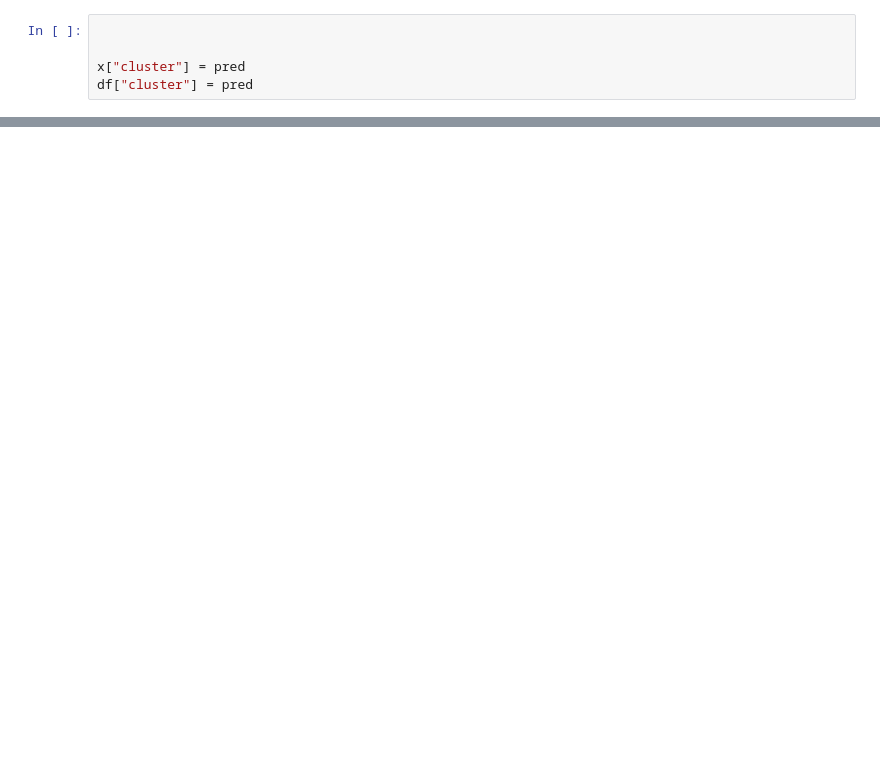
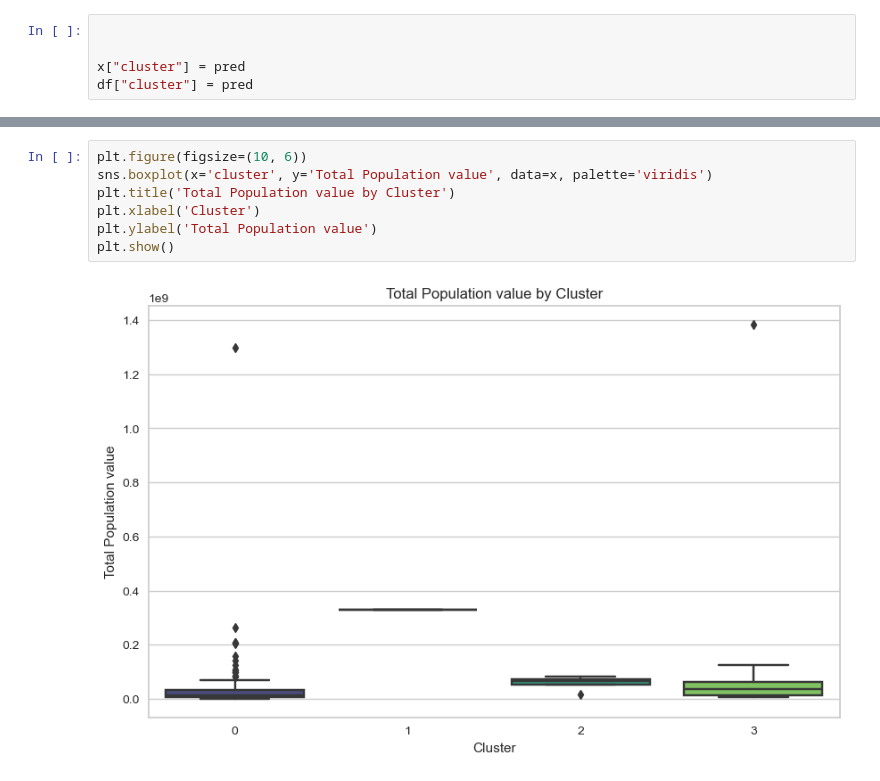
Before and after one commit to ramazannbilen/AI-machine-learning, a Jupyter notebook: Assignments/Military Power/Military Power.ipynb, the cells around one changed output, grey strips where cells are left out. Drawn from its saved outputs; the diff is of its cells as text; blank space fills up the shorter version.

```diff
--- a/Assignments/Military Power/Military Power.ipynb
+++ b/Assignments/Military Power/Military Power.ipynb
@@ -160,0 +236,9 @@ df["cluster"] = pred
+# %%
+plt.figure(figsize=(10, 6))
+sns.boxplot(x='cluster', y='Total Population value', data=x, palette='viridis')
+plt.title('Total Population value by Cluster')
+plt.xlabel('Cluster')
+plt.ylabel('Total Population value')
+plt.show()
+# %% [output]
+[figure, added]
```
Also changed, not shown: parts of 21 cells of this notebook, 17 other files.
